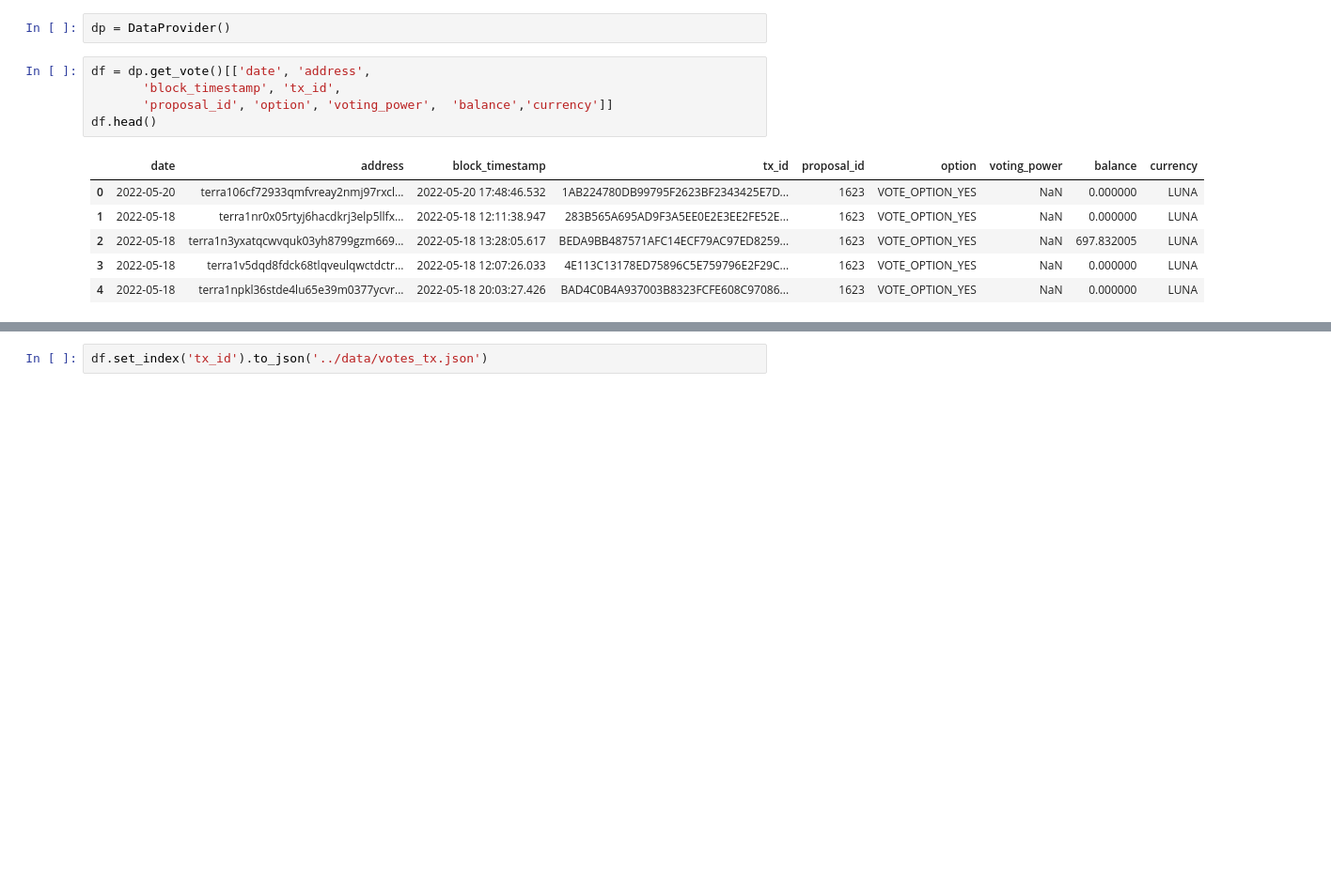
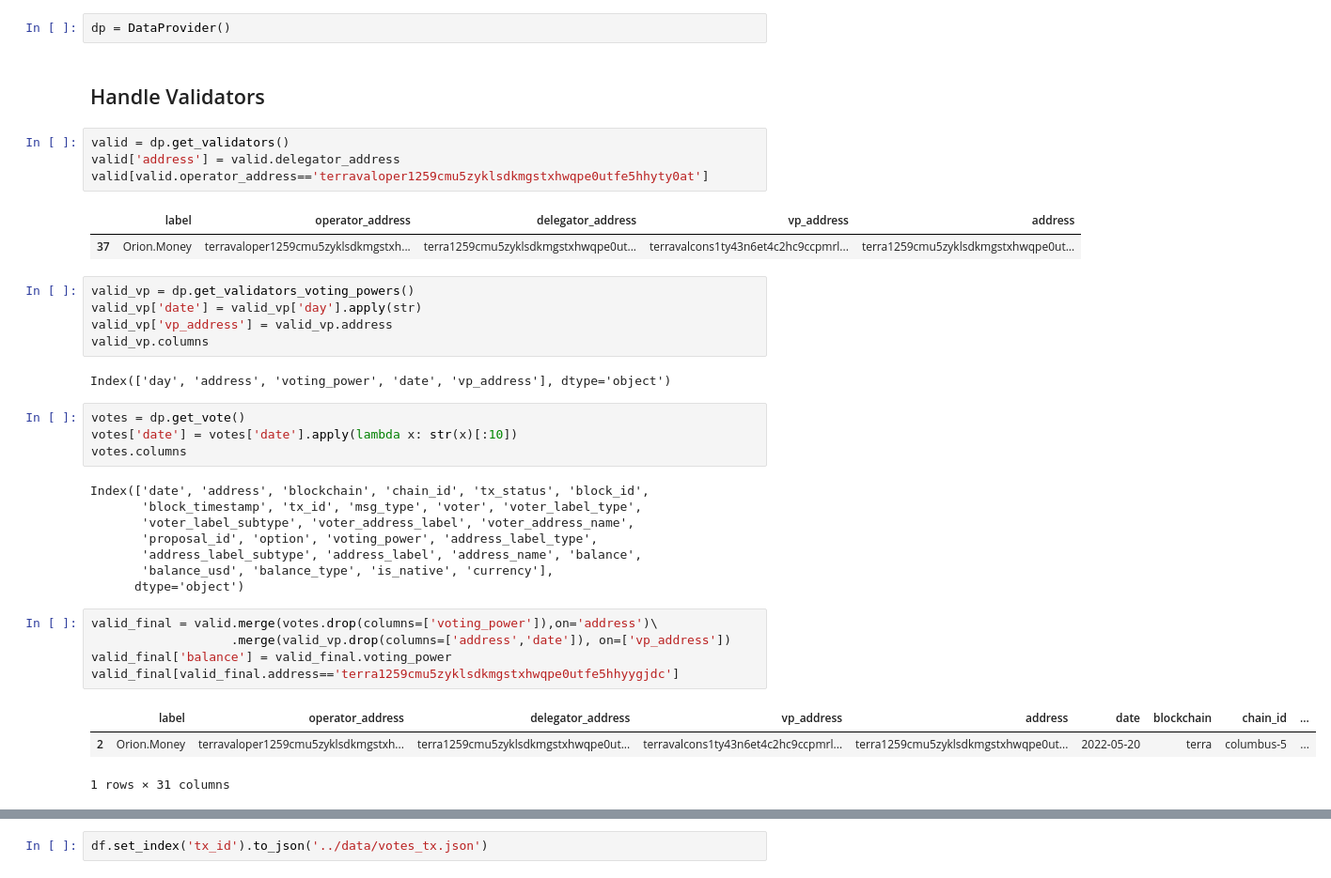
Before and after one commit to IncioMan/terra-rebirth, a Jupyter notebook: notebooks/terra-vote.ipynb, the cells around one changed output, grey strips where cells are left out. Shown at 94% size. Drawn from its saved outputs; the diff is of its cells as text; blank space fills up the shorter version.

```diff
--- a/notebooks/terra-vote.ipynb
+++ b/notebooks/terra-vote.ipynb
@@ -35,14 +49,39 @@ class DataProvider:
 # %%
 dp = DataProvider()
-# %%
-df = dp.get_vote()[['date', 'address',
-       'block_timestamp', 'tx_id',
-       'proposal_id', 'option', 'voting_power',  'balance','currency']]
-df.head()
-# %% [output]
-|  | date | address | block_timestamp | tx_id | proposal_id | option | voting_power | balance | currency |
-| 0 | 2022-05-20 | terra106cf72933qmfvreay2nmj97rxcl... | 2022-05-20 17:48:46.532 | 1AB224780DB99795F2623BF2343425E7D... | 1623 | VOTE_OPTION_YES | NaN | 0.000000 | LUNA |
-| 1 | 2022-05-18 | terra1nr0x05rtyj6hacdkrj3elp5llfx... | 2022-05-18 12:11:38.947 | 283B565A695AD9F3A5EE0E2E3EE2FE52E... | 1623 | VOTE_OPTION_YES | NaN | 0.000000 | LUNA |
-| 2 | 2022-05-18 | terra1n3yxatqcwvquk03yh8799gzm669... | 2022-05-18 13:28:05.617 | BEDA9BB487571AFC14ECF79AC97ED8259... | 1623 | VOTE_OPTION_YES | NaN | 697.832005 | LUNA |
-| 3 | 2022-05-18 | terra1v5dqd8fdck68tlqveulqwctdctr... | 2022-05-18 12:07:26.033 | 4E113C13178ED75896C5E759796E2F29C... | 1623 | VOTE_OPTION_YES | NaN | 0.000000 | LUNA |
-| 4 | 2022-05-18 | terra1npkl36stde4lu65e39m0377ycvr... | 2022-05-18 20:03:27.426 | BAD4C0B4A937003B8323FCFE608C97086... | 1623 | VOTE_OPTION_YES | NaN | 0.000000 | LUNA |
+# %% [markdown]
+## Handle Validators
+# %%
+valid = dp.get_validators()
+valid['address'] = valid.delegator_address
+valid[valid.operator_address=='terravaloper1259cmu5zyklsdkmgstxhwqpe0utfe5hhyty0at']
+# %% [output]
+|  | label | operator_address | delegator_address | vp_address | address |
+| 37 | Orion.Money | terravaloper1259cmu5zyklsdkmgstxh... | terra1259cmu5zyklsdkmgstxhwqpe0ut... | terravalcons1ty43n6et4c2hc9ccpmrl... | terra1259cmu5zyklsdkmgstxhwqpe0ut... |
+# %%
+valid_vp = dp.get_validators_voting_powers()
+valid_vp['date'] = valid_vp['day'].apply(str)
+valid_vp['vp_address'] = valid_vp.address
+valid_vp.columns
+# %% [output]
+Index(['day', 'address', 'voting_power', 'date', 'vp_address'], dtype='object')
+# %%
+votes = dp.get_vote()
+votes['date'] = votes['date'].apply(lambda x: str(x)[:10])
+votes.columns
+# %% [output]
+Index(['date', 'address', 'blockchain', 'chain_id', 'tx_status', 'block_id',
+       'block_timestamp', 'tx_id', 'msg_type', 'voter', 'voter_label_type',
+       'voter_label_subtype', 'voter_address_label', 'voter_address_name',
+       'proposal_id', 'option', 'voting_power', 'address_label_type',
+       'address_label_subtype', 'address_label', 'address_name', 'balance',
+       'balance_usd', 'balance_type', 'is_native', 'currency'],
+      dtype='object')
+# %%
+valid_final = valid.merge(votes.drop(columns=['voting_power']),on='address')\
+                   .merge(valid_vp.drop(columns=['address','date']), on=['vp_address'])
+valid_final['balance'] = valid_final.voting_power
+valid_final[valid_final.address=='terra1259cmu5zyklsdkmgstxhwqpe0utfe5hhyygjdc']
+# %% [output]
+|  | label | operator_address | delegator_address | vp_address | address | date | blockchain | chain_id | ... |
+| 2 | Orion.Money | terravaloper1259cmu5zyklsdkmgstxh... | terra1259cmu5zyklsdkmgstxhwqpe0ut... | terravalcons1ty43n6et4c2hc9ccpmrl... | terra1259cmu5zyklsdkmgstxhwqpe0ut... | 2022-05-20 | terra | columbus-5 | ... |
+1 rows × 31 columns
```
Also changed, not shown: parts of 11 cells of this notebook, 2 other files.
